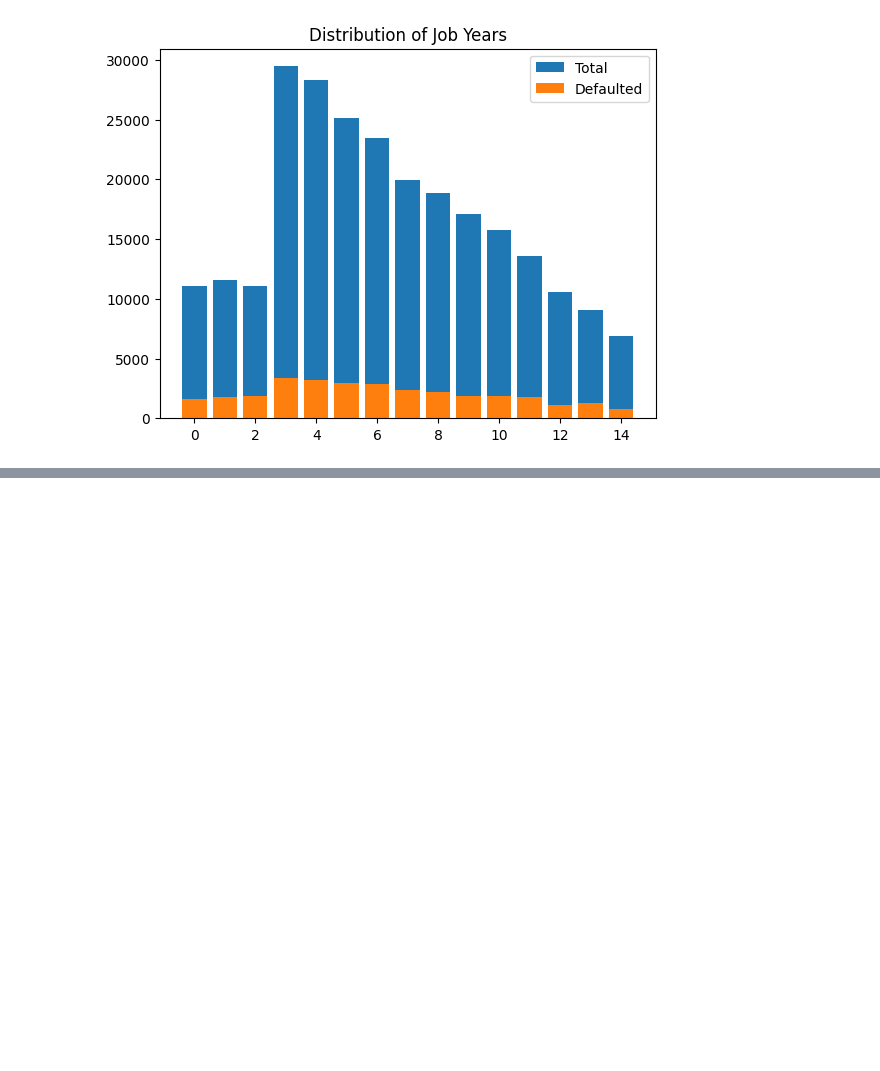
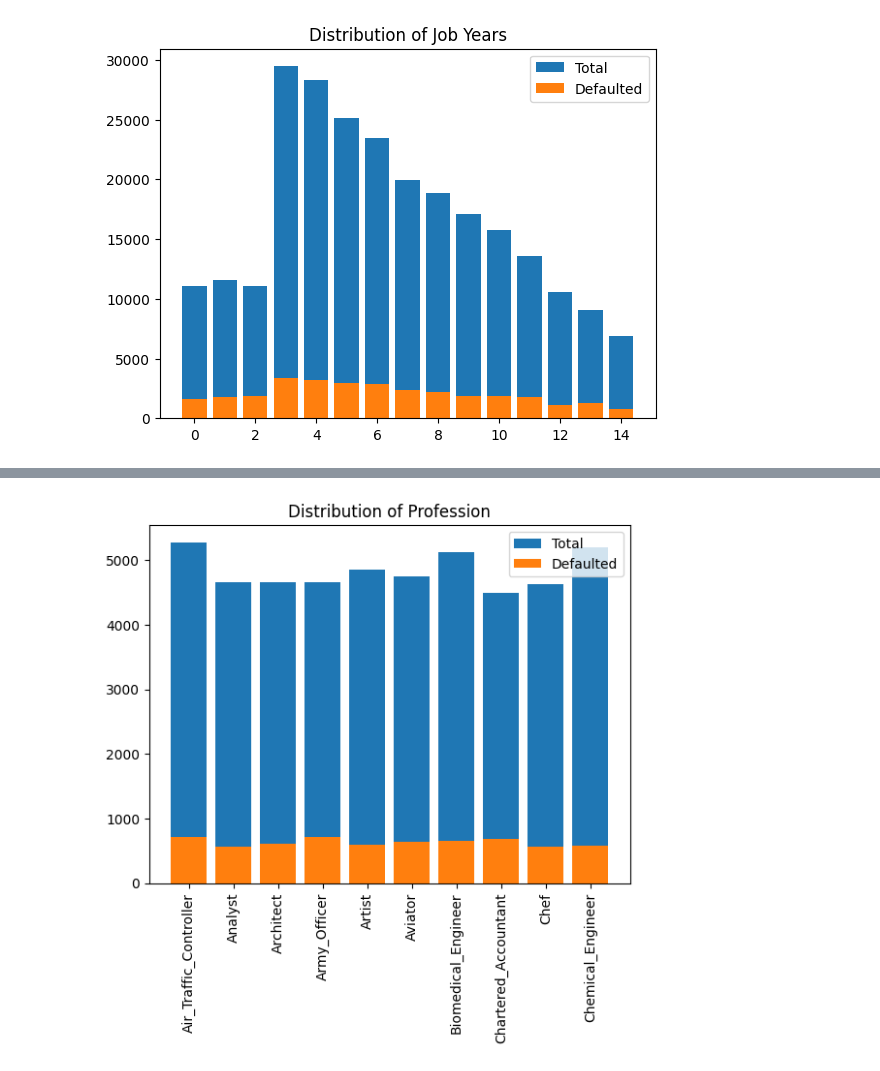
Before and after one commit to BenjaminUy/Predicting-Loan-User-Default-Risk, a Jupyter notebook: notebooks/Cleaning_&_Analysis.ipynb, the cells around one changed output, grey strips where cells are left out. Cells and saved outputs as stored; diff of their text form; code cells hidden in the pictures; blank space fills up the shorter version.

```diff
--- a/notebooks/Cleaning_&_Analysis.ipynb
+++ b/notebooks/Cleaning_&_Analysis.ipynb
@@ -562,0 +542,13 @@ india_cities.reset_index(inplace=True, drop=True)
+# %%
+# Let's check distribution of profession
+prof_counts = df['Profession'].value_counts()
+risk_prof_counts = df[df['Risk_Flag'] == 1]['Profession'].value_counts()
+
+prof_counts = prof_counts.to_frame(name='Total')
+risk_prof_counts = risk_prof_counts.to_frame(name='Defaulted')
+
+prof_counts = prof_counts.merge(risk_prof_counts, on='Profession', how='left')
+prof_counts.fillna(0, inplace=True)
+
+prof_counts.sort_index(inplace=True)
+prof_counts.head()
@@ -562,0 +563,9 @@ india_cities.reset_index(inplace=True, drop=True)
+# %%
+plt.bar(prof_counts.head(10).index, prof_counts.head(10)['Total'])
+plt.bar(prof_counts.head(10).index, prof_counts.head(10)['Defaulted'])
+plt.legend(['Total', 'Defaulted'])
+plt.title('Distribution of Profession')
+plt.xticks(rotation=90)
+plt.show()
+# %% [output]
+[figure, added]
```
Also changed, not shown: parts of 36 cells of this notebook.
